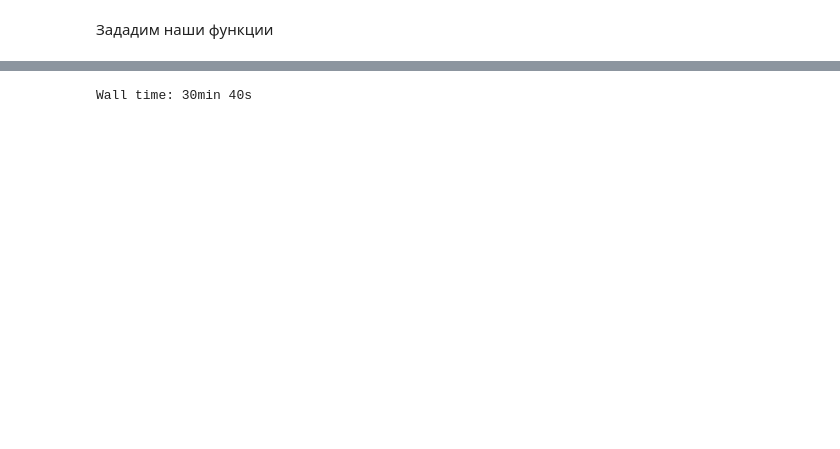
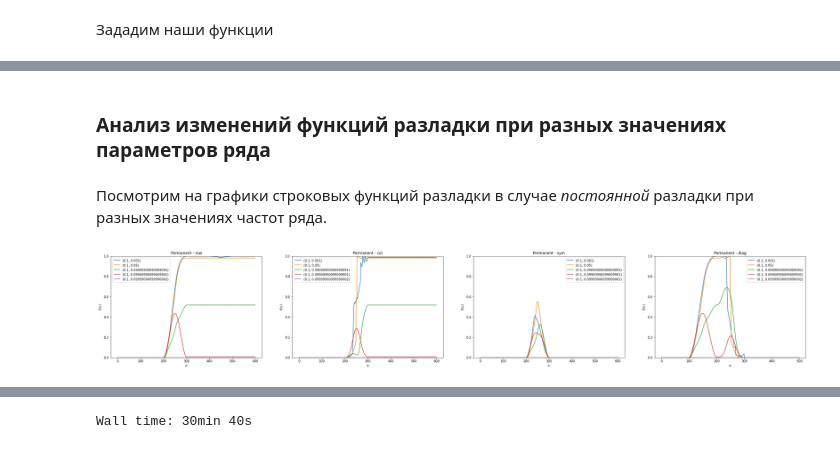
Before and after one commit to Loulaan/researchWork, a Jupyter notebook: freqTests.ipynb, the cells around one changed output, grey strips where cells are left out. Saved outputs shown, nothing was run; the diff lists cells and outputs as text; code cells hidden in the pictures; blank space fills up the shorter version.

```diff
--- a/freqTests.ipynb
+++ b/freqTests.ipynb
@@ -79,0 +136,4 @@ fOutlierNoise = fOutlier + eps
+# %% [markdown]
+### Анализ изменений функций разладки при разных значениях параметров ряда
+# %% [markdown]
+Посмотрим на графики строковых функций разладки в случае *постоянной* разладки при разных значениях частот ряда.
@@ -79,0 +201,7 @@ fOutlierNoise = fOutlier + eps
+# %%
+which_heterogeneity = ['Permanent']
+which_funcs = ['row', 'col', 'sym', 'diag']
+omegas = ((1/10, 1/1000), (1/10, 1/20), (1/10, 1/11), (1/10, 1/10.1), (1/10, 1/10.001))
+plot_heter_func(generate_funcs_for_diff_omegas(omegas, which_heterogeneity, which_funcs), which_funcs)
+# %% [output]
+[figure, added]
```
Also changed, not shown: parts of 43 cells of this notebook, 6 other files.
